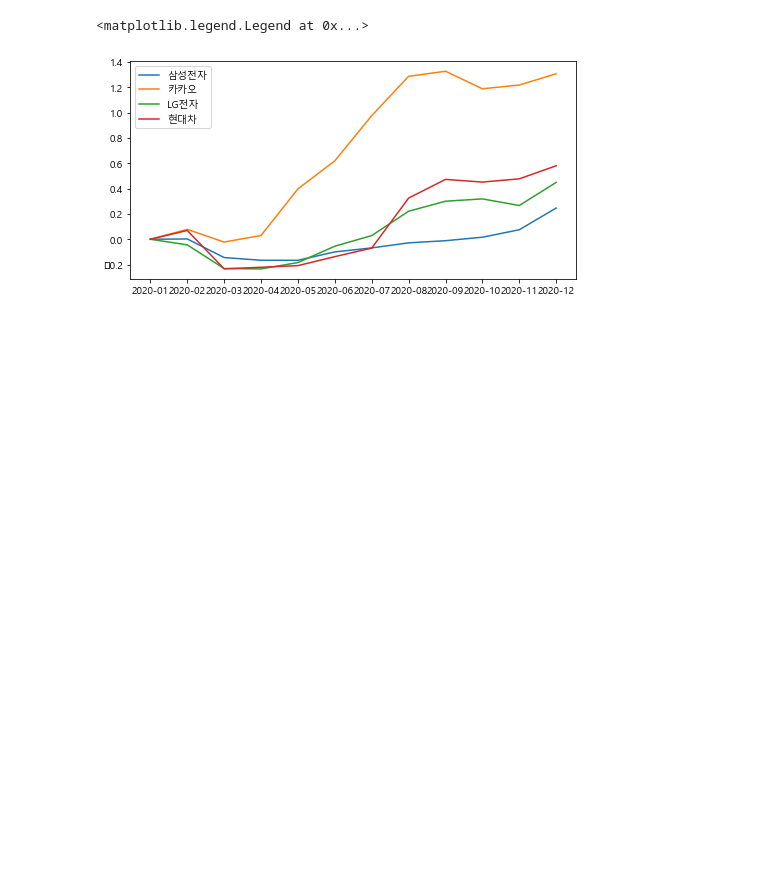
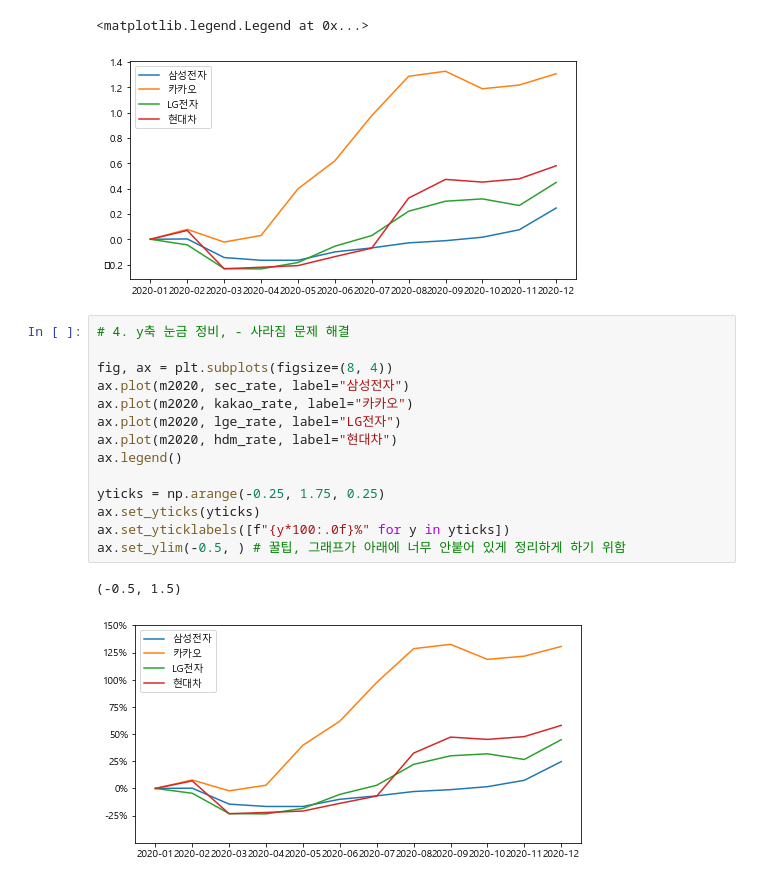
Before and after one commit to GwangwooHan/study, a Jupyter notebook: visualization/220311 data_visualization_part2.ipynb, the cells around one changed output. Drawn from its saved outputs; the diff is of its cells as text; blank space fills up the shorter version.

Commit message:
Update data_visualization of python_JH lee

```diff
--- a/visualization/220311 data_visualization_part2.ipynb
+++ b/visualization/220311 data_visualization_part2.ipynb
@@ -88,3 +88,20 @@ ax.legend()
 # %% [output]
 <matplotlib.legend.Legend at 0x...>
 [figure]
+# %%
+# 4. y축 눈금 정비, - 사라짐 문제 해결
+
+fig, ax = plt.subplots(figsize=(8, 4))
+ax.plot(m2020, sec_rate, label="삼성전자")
+ax.plot(m2020, kakao_rate, label="카카오")
+ax.plot(m2020, lge_rate, label="LG전자")
+ax.plot(m2020, hdm_rate, label="현대차")
+ax.legend()
+
+yticks = np.arange(-0.25, 1.75, 0.25)
+ax.set_yticks(yticks)
+ax.set_yticklabels([f"{y*100:.0f}%" for y in yticks])
+ax.set_ylim(-0.5, ) # 꿀팁, 그래프가 아래에 너무 안붙어 있게 정리하게 하기 위함
+# %% [output]
+(-0.5, 1.5)
+[figure, added]
```
Also changed, not shown: parts of 7 cells of this notebook.
